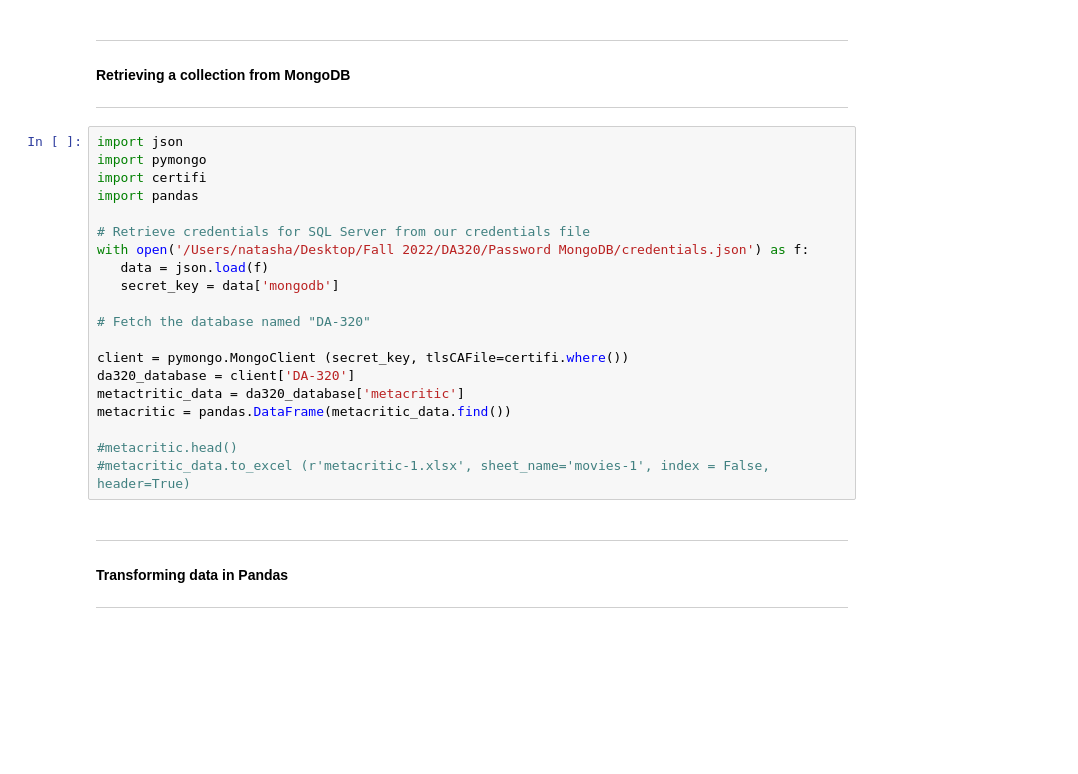
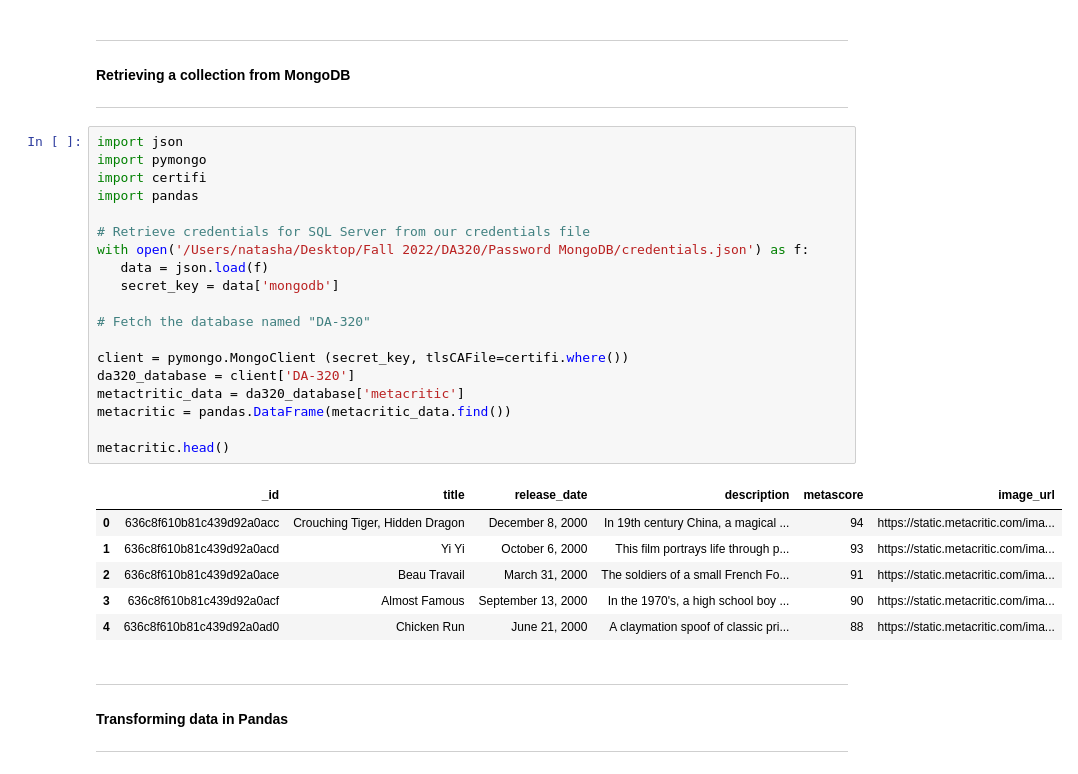
Before and after one commit to natasadkov/Movie-Analysis, a Jupyter notebook: FinalProject.ipynb, the cells around one changed output. Drawn from its saved outputs; the diff is of its cells as text; blank space fills up the shorter version.

```diff
--- a/FinalProject.ipynb
+++ b/FinalProject.ipynb
@@ -132,23 +132,29 @@ title:  0 date:  0 description:  0 score:  0 image:  0
 # %%
 import json
 import pymongo
 import certifi
 import pandas
 
 # Retrieve credentials for SQL Server from our credentials file
 with open('/Users/natasha/Desktop/Fall 2022/DA320/Password MongoDB/credentials.json') as f:
    data = json.load(f)
    secret_key = data['mongodb']
 
 # Fetch the database named "DA-320"
 
 client = pymongo.MongoClient (secret_key, tlsCAFile=certifi.where())
 da320_database = client['DA-320']
 metactritic_data = da320_database['metacritic']
 metacritic = pandas.DataFrame(metacritic_data.find())
 
-#metacritic.head()
-#metacritic_data.to_excel (r'metacritic-1.xlsx', sheet_name='movies-1', index = False, header=True)
+metacritic.head()
+# %% [output]
+|  | _id | title | release_date | description | metascore | image_url |
+| 0 | 636c8f610b81c439d92a0acc | Crouching Tiger, Hidden Dragon | December 8, 2000 | In 19th century China, a magical ... | 94 | https://static.metacritic.com/ima... |
+| 1 | 636c8f610b81c439d92a0acd | Yi Yi | October 6, 2000 | This film portrays life through p... | 93 | https://static.metacritic.com/ima... |
+| 2 | 636c8f610b81c439d92a0ace | Beau Travail | March 31, 2000 | The soldiers of a small French Fo... | 91 | https://static.metacritic.com/ima... |
+| 3 | 636c8f610b81c439d92a0acf | Almost Famous | September 13, 2000 | In the 1970's, a high school boy ... | 90 | https://static.metacritic.com/ima... |
+| 4 | 636c8f610b81c439d92a0ad0 | Chicken Run | June 21, 2000 | A claymation spoof of classic pri... | 88 | https://static.metacritic.com/ima... |
 # %% [markdown]
 ***
 #### Transforming data in Pandas
```
